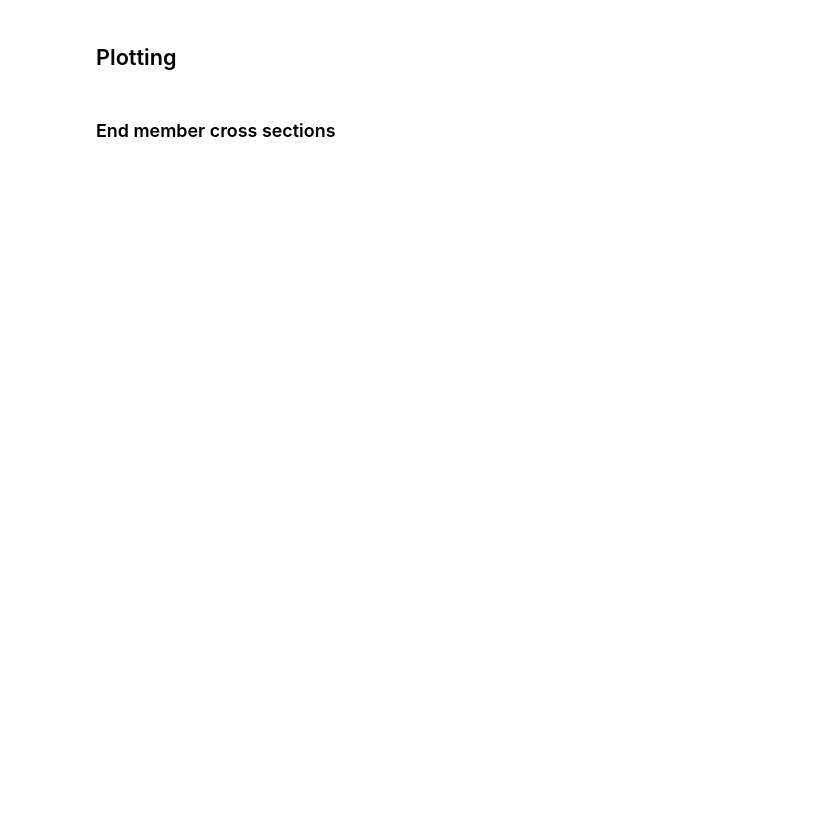
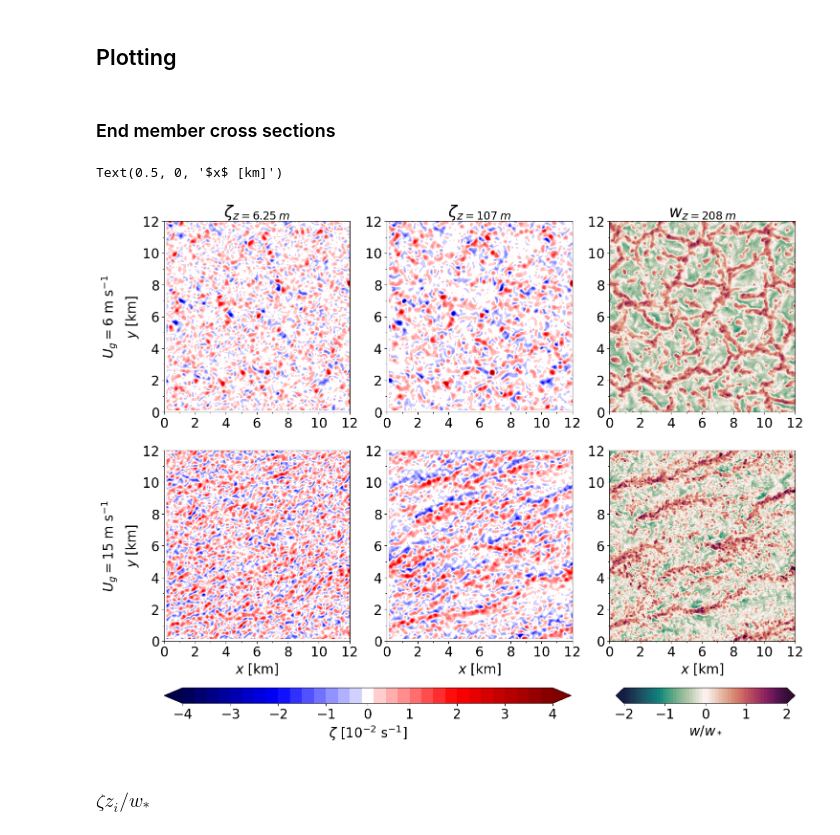
Before and after one commit to Salesky-ABL/ABL_Transition, a Jupyter notebook: plotting/plot_vorticity.ipynb, the cells around one changed output. Saved outputs shown, nothing was run; the diff lists cells and outputs as text; code cells hidden in the pictures; blank space fills up the shorter version.

Commit message:
plotting updates LOL

```diff
--- a/plotting/plot_vorticity.ipynb
+++ b/plotting/plot_vorticity.ipynb
@@ -58,5 +58,5 @@ for sim in sims:
     # vorticity
     v = xr.open_dataset(f"{dnc}{t0}_{t1}_vorticity.nc")
     # convert time to hours
-    v["time"] = s.time / 3600 + t0hr
-    v_all.append(s)
+    v["time"] = v.time / 3600 + t0hr
+    v_all.append(v)
@@ -128,40 +126,45 @@ clevw = np.linspace(-2,2,51)
 cmapw = cmocean.cm.curl
 cmap = mpl.cm.seismic
 
-cf = ax1.contourf(x, y, s_all[0].zeta[359,:,:,0].rolling(x=3,y=3).mean().T * 10 ** 2, clevs, cmap=cmap, extend="both")
+cf = ax1.contourf(x, y, v_all[0].zeta3[359,:,:,0].rolling(x=3,y=3).mean().T * 10 ** 2, clevs, cmap=cmap, extend="both")
 ax1.text(-3.5, 6, "$U_g = 6$ m s$^{-1}$", rotation=90, va="center", ha="center")
 ax1.set_title("$\zeta_{z = 6.25 \> m}$")
 
-ax2.contourf(x, y, s_all[3].zeta[132,:,:,0].rolling(x=3,y=3).mean().T * 10 ** 2, clevs, cmap=cmap, extend="both")
+ax2.contourf(x, y, v_all[3].zeta3[132,:,:,0].rolling(x=3,y=3).mean().T * 10 ** 2, clevs, cmap=cmap, extend="both")
 ax2.text(-3.5, 6, "$U_g = 15$ m s$^{-1}$", rotation=90, va="center", ha="center")
 
-ax3.contourf(x, y, s_all[0].zeta[359,:,:,8].rolling(x=3,y=3).mean().T * 10 ** 2, clevs, cmap=cmap, extend="both")
+ax3.contourf(x, y, v_all[0].zeta3[359,:,:,8].rolling(x=3,y=3).mean().T * 10 ** 2, clevs, cmap=cmap, extend="both")
 ax3.set_title("$\zeta_{z = 107 \> m}$")
 ax4.contourf(x, y, s_all[3].zeta[132,:,:,8].rolling(x=3,y=3).mean().T * 10 ** 2, clevs, cmap=cmap, extend="both")
 
 cfw = ax5.contourf(x, y, s_all[0].w[359,:,:,16].T / s_all[0].wstar[359], clevw, cmap=cmapw, extend="both")
 ax5.set_title("$w_{z = 208 \> m}$")
 ax6.contourf(x, y, s_all[3].w[132,:,:,16].T / s_all[3].wstar[132], clevw, cmap=cmapw, extend="both")
 
 cbar = plt.colorbar(cf, ax7, orientation="horizontal")
 cbar.set_label("$\zeta$ [$10^{-2}$ s$^{-1}$]")
 cbar.set_ticks(np.arange(-4, 4.1, 1))
 
 cbar = plt.colorbar(cfw, ax8, orientation="horizontal")
 cbar.set_label("$w / w_*$")
 cbar.set_ticks(np.arange(-2,2.1,1))
 
 axes = [ax1, ax2, ax3, ax4, ax5, ax6]
 for ax in axes:
     ax.xaxis.set_major_locator(MultipleLocator(2))
     ax.yaxis.set_major_locator(MultipleLocator(2))
     ax.xaxis.set_minor_locator(MultipleLocator(1))
     ax.yaxis.set_minor_locator(MultipleLocator(1))
     # ax.set_xlim(4,8)
     # ax.set_ylim(4,8)
 
 ax1.set_ylabel("$y$ [km]")
 ax2.set_ylabel("$y$ [km]")
 ax2.set_xlabel("$x$ [km]")
 ax4.set_xlabel("$x$ [km]")
 ax6.set_xlabel("$x$ [km]")
+# %% [output]
+Text(0.5, 0, '$x$ [km]')
+[figure, added]
+# %% [markdown]
+### $\zeta z_i / w_*$
```
Also changed, not shown: parts of 22 cells of this notebook, 2 other files.
